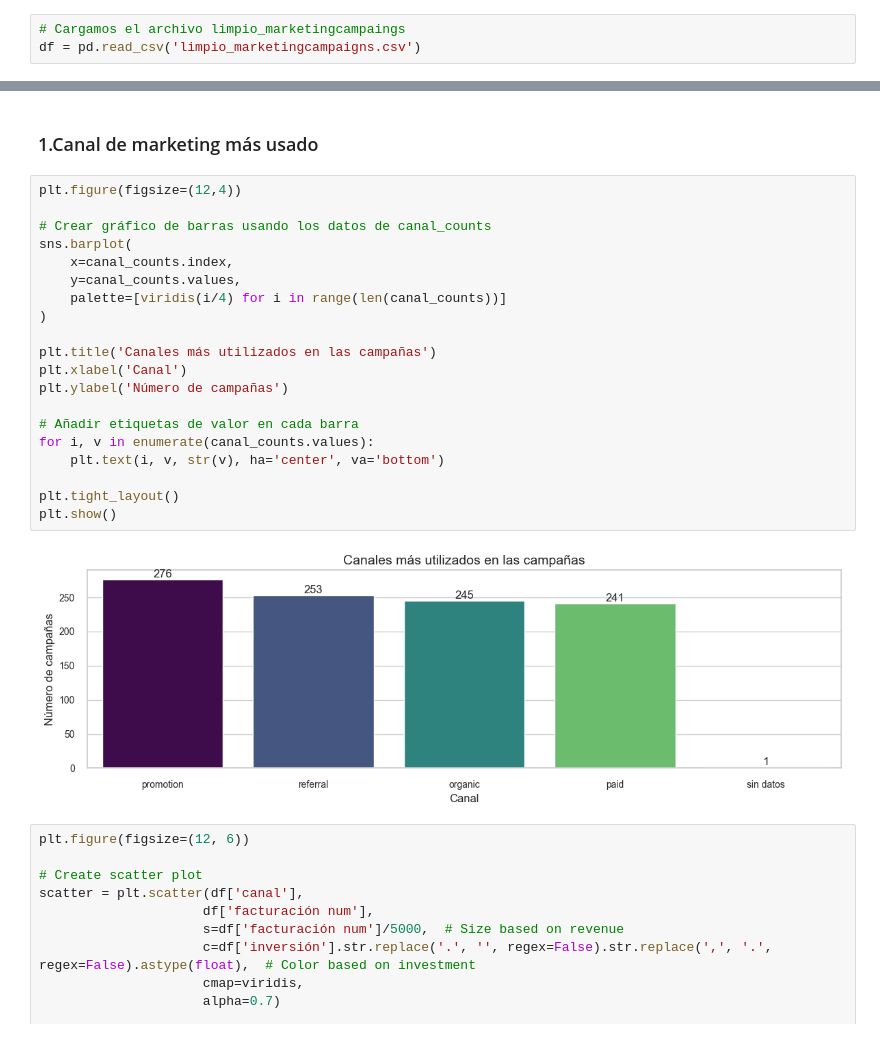
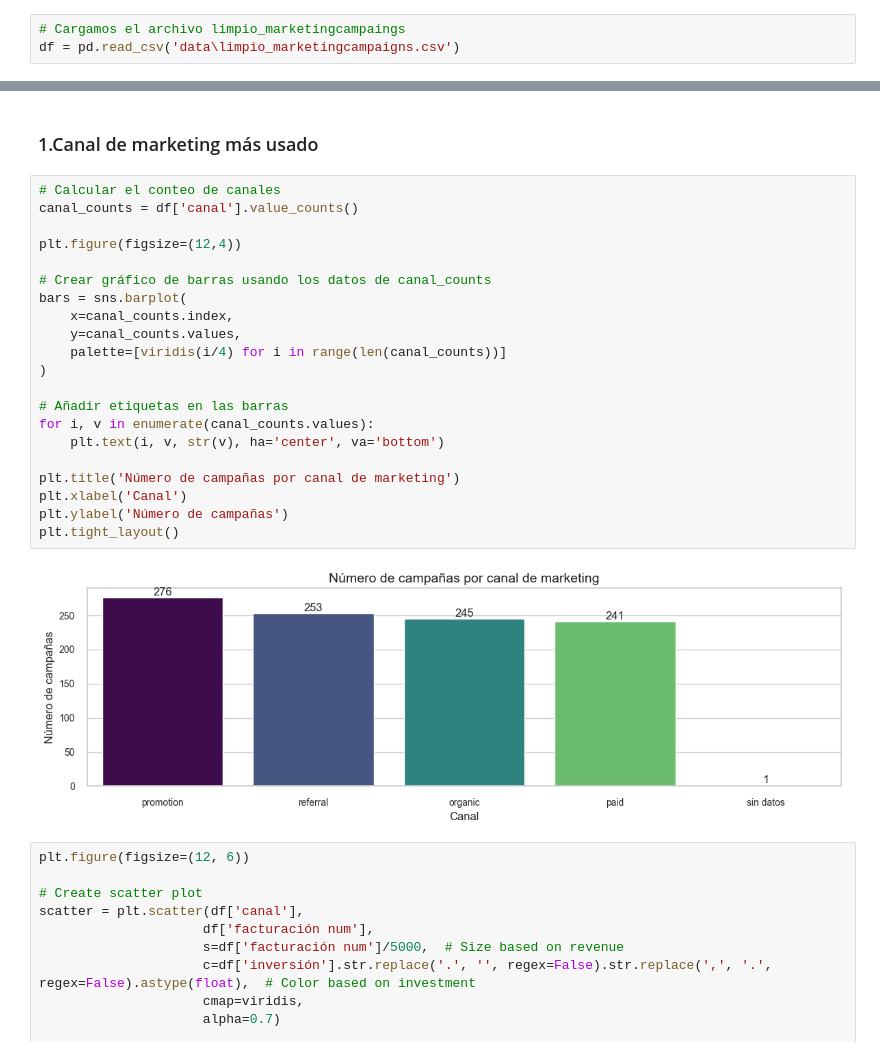
Before and after one commit to carlxngel/upgrade-hub-marketing-analysis, a Jupyter notebook: código/EDA.ipynb, the cells around one changed output, grey strips where cells are left out. Saved outputs shown, nothing was run; the diff lists cells and outputs as text.

```diff
--- a/EDA.ipynb
+++ b/código/EDA.ipynb
@@ -36,4 +36,4 @@ plasma = cm.get_cmap('plasma', 256)
 ## Carga de archivos
 # %%
 # Cargamos el archivo limpio_marketingcampaings
-df = pd.read_csv('limpio_marketingcampaigns.csv')
+df = pd.read_csv('data\limpio_marketingcampaigns.csv')
@@ -49,27 +51,28 @@ df.head(2)
 # %% [markdown]
 ### 1.Canal de marketing más usado
 # %%
+# Calcular el conteo de canales
+canal_counts = df['canal'].value_counts()
+
 plt.figure(figsize=(12,4))
 
 # Crear gráfico de barras usando los datos de canal_counts
-sns.barplot(
+bars = sns.barplot(
     x=canal_counts.index,
     y=canal_counts.values,
     palette=[viridis(i/4) for i in range(len(canal_counts))]
 )
 
-plt.title('Canales más utilizados en las campañas')
-plt.xlabel('Canal')
-plt.ylabel('Número de campañas')
-
-# Añadir etiquetas de valor en cada barra
+# Añadir etiquetas en las barras
 for i, v in enumerate(canal_counts.values):
     plt.text(i, v, str(v), ha='center', va='bottom')
 
+plt.title('Número de campañas por canal de marketing')
+plt.xlabel('Canal')
+plt.ylabel('Número de campañas')
 plt.tight_layout()
-plt.show()
 # %% [output]
-[figure, old version]
+[figure, new version]
 # %%
 plt.figure(figsize=(12, 6))
 
```
Also changed, not shown: parts of 12 cells of this notebook, 3 other files.
